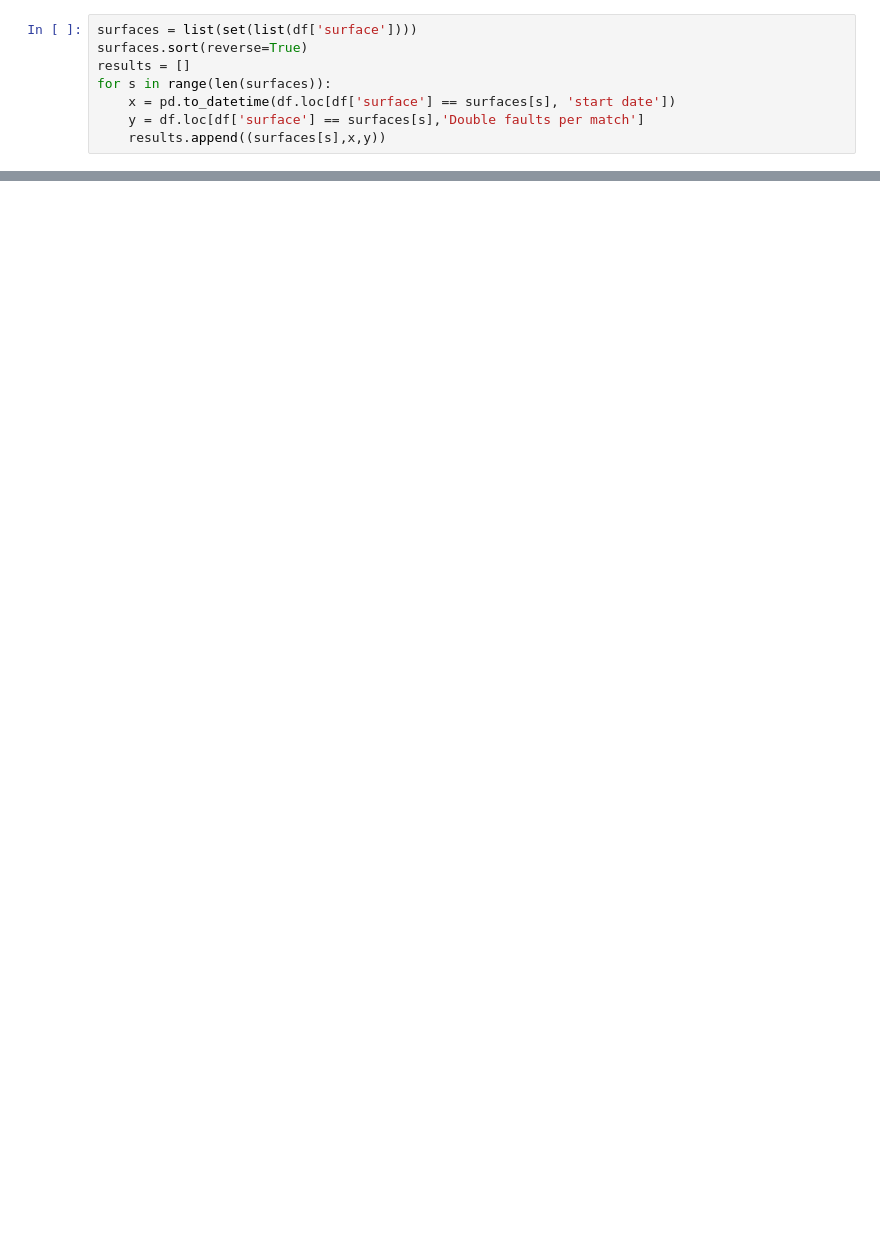
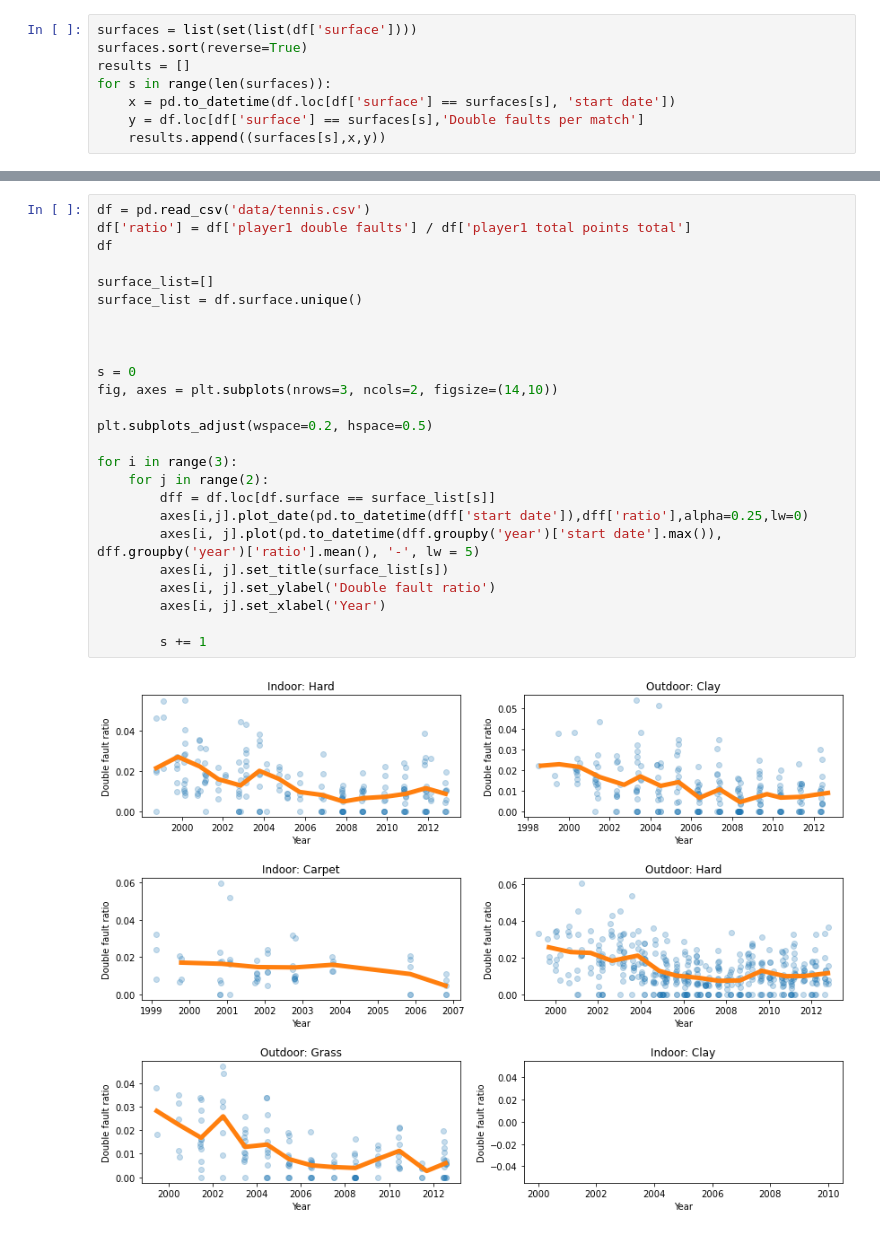
Before and after one commit to cb-ds-1/m2-2-viz, a Jupyter notebook: workshop.ipynb, the cells around one changed output, grey strips where cells are left out. Saved outputs shown, nothing was run; the diff lists cells and outputs as text; blank space fills up the shorter version.

```diff
--- a/workshop.ipynb
+++ b/workshop.ipynb
@@ -325,0 +331,27 @@ axes[1, 2].set(title = results[5][0])
+# %%
+df = pd.read_csv('data/tennis.csv')
+df['ratio'] = df['player1 double faults'] / df['player1 total points total']
+df
+
+surface_list=[]
+surface_list = df.surface.unique()
+
+
+
+s = 0
+fig, axes = plt.subplots(nrows=3, ncols=2, figsize=(14,10))
+
+plt.subplots_adjust(wspace=0.2, hspace=0.5)
+
+for i in range(3):
+    for j in range(2):
+        dff = df.loc[df.surface == surface_list[s]]
+        axes[i,j].plot_date(pd.to_datetime(dff['start date']),dff['ratio'],alpha=0.25,lw=0)
+        axes[i, j].plot(pd.to_datetime(dff.groupby('year')['start date'].max()), dff.groupby('year')['ratio'].mean(), '-', lw = 5)
+        axes[i, j].set_title(surface_list[s])
+        axes[i, j].set_ylabel('Double fault ratio')
+        axes[i, j].set_xlabel('Year')
+
+        s += 1
+# %% [output]
+[figure, added]
```
Also changed, not shown: parts of 4 cells of this notebook.
